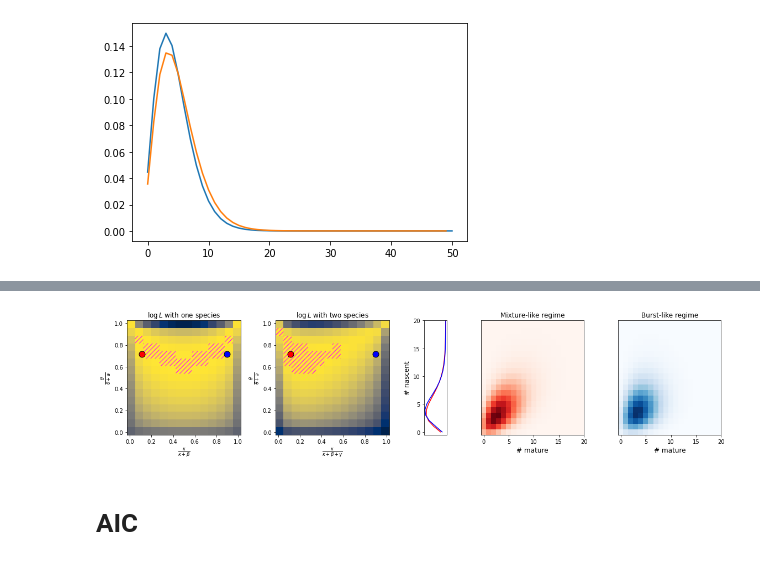
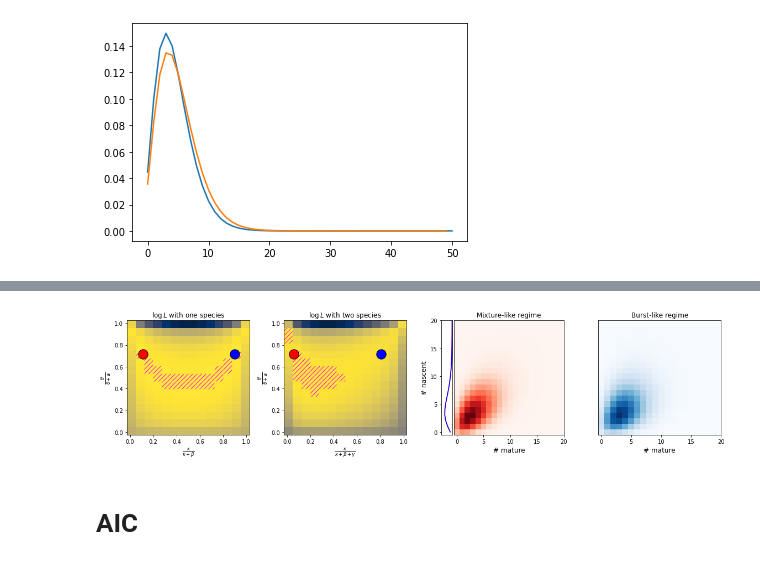
Before and after one commit to pachterlab/GVP_2023, a Jupyter notebook: gg230123_modelfit.ipynb, the cells around one changed output, grey strips where cells are left out. Saved outputs shown, nothing was run; the diff lists cells and outputs as text; code cells hidden in the pictures.

```diff
--- a/gg230123_modelfit.ipynb
+++ b/gg230123_modelfit.ipynb
@@ -510,5 +632,5 @@ for i,x in enumerate(x_):
 # %%
-# from matplotlib.colors import ListedColormap,LinearSegmentedColormap
+from matplotlib.colors import ListedColormap,LinearSegmentedColormap
 
 # c1 = [0,0,0,0]
 # # c2 = [1,1,1,1]
@@ -521,3 +643,6 @@ cmap_highlight = LinearSegmentedColormap.from_list('mycmap', colors, N=5)
 cmap_logl = 'cividis'
 # color_highlight = cmap_highlight
 fs = 12
+colors_transp = [(1,1,1,c) for c in np.linspace(1,1,100)]
+cmap_highlight = LinearSegmentedColormap.from_list('mycmap', colors_transp, N=5)
+regime_ms = 300
@@ -527,71 +649,81 @@ cmap_highlight = LinearSegmentedColormap.from_list('mycmap', colors_transp, N=5)
 # %%
-fig1,ax1 = plt.subplots(1,5,figsize=(16,4),gridspec_kw={'width_ratios': [1,1,0.2,0.9,0.9]})
-
-ax1[0].pcolormesh(X,Y,(logL_1d),cmap=cmap_logl)
+fig1,ax1 = plt.subplots(1,4,figsize=(16,4))
+vmin,vmax = (logL_1d.min(),logL_1d.max())
+ax1[0].pcolormesh(X,Y,(logL_1d),cmap=cmap_logl,vmin=vmin,vmax=vmax)
 q = np.quantile(logL_1d,0.9)
 ax1[0].pcolor(X,Y,np.ma.masked_array(logL_1d,logL_1d<q),
               cmap=cmap_logl,
               alpha=1,hatch='///',edgecolor='magenta',facecolor=None,linewidth=0,
               vmin=vmin,vmax=vmax)
 # ax1[0].pcolormesh(X,Y,np.ma.masked_array(logL_1d,logL_1d<q),cmap=cmap_highlight,alpha=0.5)
-ax1[0].scatter(xtrue1,ytrue1,120,'r',edgecolors='k')
+ax1[0].scatter(xtrue1,ytrue1,regime_ms,'r',edgecolors='k')
 
 xfalse1 = 0.9
 yfalse1 = ytrue1
-ax1[0].scatter(xfalse1,yfalse1,120,'b',edgecolors='k')
+ax1[0].scatter(xfalse1,yfalse1,regime_ms,'b',edgecolors='k')
 ax1[0].set_title(r'$\log L$ with one species',fontsize=fs)
 ax1[0].set_xlabel(r'$\frac{\kappa}{\kappa + \beta}$',fontsize=fs)
 ax1[0].set_ylabel(r'$\frac{\theta}{\theta + a}$',fontsize=fs)
 
+##################################
+xfalse2,yfalse2,K_avg,beta,gamma =  encode_xy_sde_2d(*decode_xy_sde_1d(xfalse1,yfalse1,K_avg,beta),gamma)
 
 vmin,vmax = (logL_2d.min(),logL_2d.max())
 ax1[1].pcolormesh(X,Y,(logL_2d),cmap=cmap_logl,vmin=vmin,vmax=vmax)
 q = np.quantile(logL_2d,0.9)
 ax1[1].pcolor(X,Y,np.ma.masked_array(logL_2d,logL_2d<q),
               cmap=cmap_logl,
               alpha=1,hatch='///',edgecolor='magenta',facecolor=None,linewidth=0,
               vmin=vmin,vmax=vmax)
-ax1[1].scatter(xtrue2,ytrue2,120,'r',edgecolors='k')
-ax1[1].scatter(xfalse1,yfalse1,120,'b',edgecolors='k')
+ax1[1].scatter(xtrue2,ytrue2,regime_ms,'r',edgecolors='k')
+ax1[1].scatter(xfalse2,yfalse2,regime_ms,'b',edgecolors='k')
 ax1[1].set_title(r'$\log L$ with two species',fontsize=fs)
 ax1[1].set_xlabel(r'$\frac{\kappa}{\kappa + \beta + \gamma}$',fontsize=fs)
 ax1[1].set_ylabel(r'$\frac{\theta}{\theta + a}$',fontsize=fs)
 
-Pss_gou_false = gou_model.get_Pss(*decode_xy_sde_2d(xfalse1,yfalse1,K_avg,beta,gamma),mx)
+Pss_gou_false = gou_model.get_Pss(*decode_xy_sde_2d(xfalse2,yfalse2,K_avg,beta,gamma),mx)
 
 xvals = np.arange(mx[0])
 Pvals_true = Pss_gou_true.sum(1)
 Pvals_false = Pss_gou_false.sum(1)
 
-ax1[2].plot(Pvals_true,xvals,'r')
-ax1[2].plot(Pvals_false,xvals,'b')
-ax1[2].invert_xaxis()
-ax1[2].set_xticks([])
-ax1[2].set_yticks(np.arange(0,21,5))
-ax1[2].set_ylabel('# nascent',fontsize=fs)
+from mpl_toolkits.axes_grid1 import make_axes_locatable
+divider = make_axes_locatable(ax1[2])
+cax = divider.append_axes('left', size='10%', pad=0.05)
+
+cax.plot(Pvals_true,xvals,'r')
+cax.plot(Pvals_false,xvals,'b')
+cax_mx = max(Pvals_false.max(),Pvals_true.max())
+cax.set_xlim([0,cax_mx*1.5])
+cax.invert_xaxis()
+cax.set_xticks([])
+cax.set_yticks(np.arange(0,21,5))
+cax.set_ylabel('# nascent',fontsize=fs)
 
 
-ax1[3].imshow((Pss_gou_true),cmap='Reds',aspect='auto')
+ax1[2].imshow((Pss_gou_true),cmap='Reds',aspect='auto')
+ax1[2].invert_yaxis()
+ax1[2].set_yticks([])
+ax1[2].set_xlabel('# mature',fontsize=fs)
+ax1[2].set_title('Mixture-like regime',fontsize=fs)
+
+
+ax1[3].imshow((Pss_gou_false),cmap='Blues',aspect='auto')
 ax1[3].invert_yaxis()
 ax1[3].set_yticks([])
 ax1[3].set_xlabel('# mature',fontsize=fs)
-ax1[3].set_title('Mixture-like regime',fontsize=fs)
-
-
-ax1[4].imshow((Pss_gou_false),cmap='Blues',aspect='auto')
-ax1[4].invert_yaxis()
-ax1[4].set_yticks([])
-ax1[4].set_xlabel('# mature',fontsize=fs)
-ax1[4].set_title('Burst-like regime',fontsize=fs)
+ax1[3].set_title('Burst-like regime',fontsize=fs)
 
 
 lims = [-0.5,20]
+ax1[2].set_xlim(lims)
 ax1[2].set_ylim(lims)
+ax1[3].set_xlim(lims)
 ax1[3].set_ylim(lims)
-ax1[4].set_ylim(lims)
-ax1[3].set_xlim(lims)
-ax1[4].set_xlim(lims)
+cax.set_ylim(lims)
 
 fig1.tight_layout()
+plt.savefig('fig4b.png',dpi=450)
+plt.savefig('fig4b.pdf')
 # %% [output]
-[figure, old version]
+[figure, new version]
```
Also changed, not shown: parts of 46 cells of this notebook, 5 other files.
